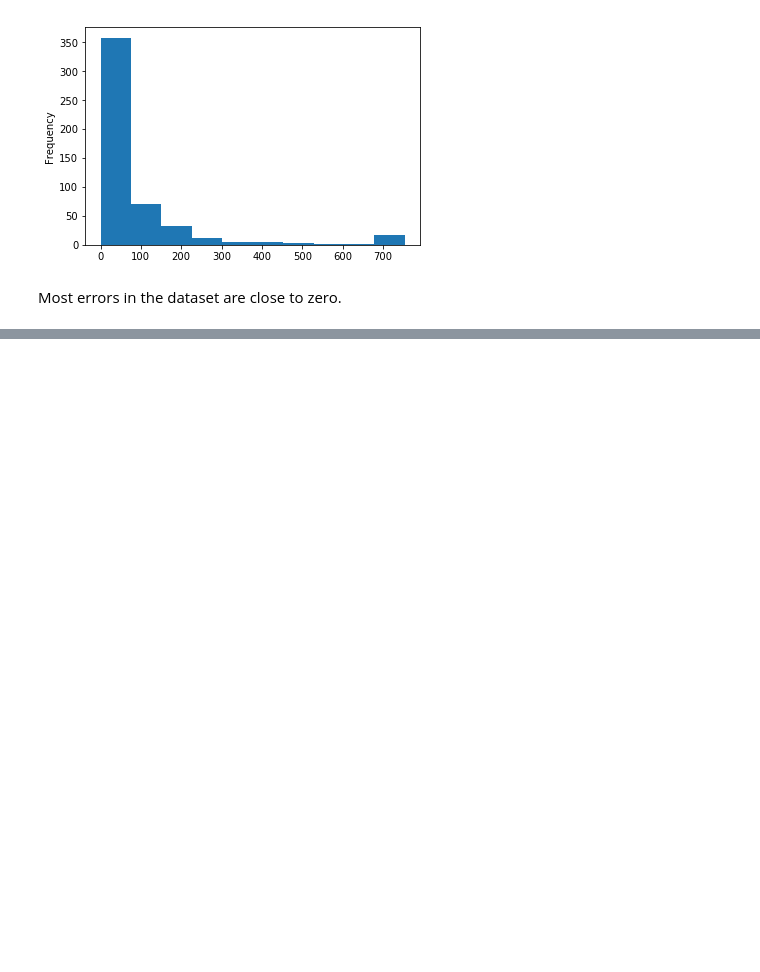
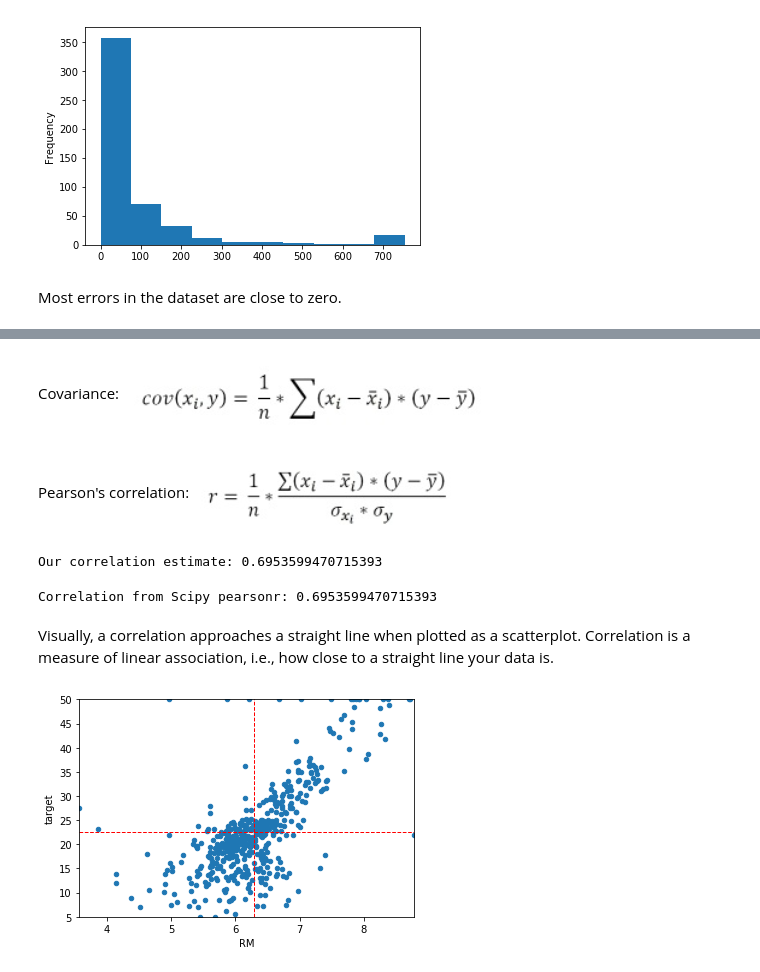
Before and after one commit to rvernagus/data-science-notebooks, a Jupyter notebook: LinearRegression/Linear Models.ipynb, the cells around one changed output, grey strips where cells are left out. Cells and saved outputs as stored; diff of their text form; code cells hidden in the pictures; blank space fills up the shorter version.

Commit message:
Add Correlation section to Linear Models

```diff
--- a/LinearRegression/Linear Models.ipynb
+++ b/LinearRegression/Linear Models.ipynb
@@ -115,0 +139,36 @@ Most errors in the dataset are close to zero.
+# %% [markdown]
+Covariance:
+![image.png](attachment:image.png)
+# %% [markdown]
+Pearson's correlation:
+![image.png](attachment:image.png)
+# %%
+def covariance(var1, var2, bias=0):
+    observations = float(len(var1))
+    return np.sum((var1 - np.mean(var1)) * (var2 - np.mean(var2))) / (observations - min(bias, 1))
+
+def standardize(var):
+    return (var - np.mean(var)) / np.std(var)
+
+def correlation(var1, var2, bias=0):
+    return covariance(standardize(var1), standardize(var2), bias)
+
+print('Our correlation estimate: {0}'.format(correlation(dataset['RM'], dataset['target'])))
+# %% [output]
+Our correlation estimate: 0.6953599470715393
+# %%
+from scipy.stats.stats import pearsonr
+
+print('Correlation from Scipy pearsonr: {0}'.format(pearsonr(dataset['RM'], dataset['target'])[0]))
+# %% [output]
+Correlation from Scipy pearsonr: 0.6953599470715393
+# %% [markdown]
+Visually, a correlation approaches a straight line when plotted as a scatterplot. Correlation is a measure of linear association, i.e., how close to a straight line your data is.
+# %%
+x_range = [dataset['RM'].min(), dataset['RM'].max()]
+y_range = [dataset['target'].min(), dataset['target'].max()]
+scatterplot = dataset.plot(kind='scatter', x='RM', y='target', xlim=x_range, ylim=y_range)
+mean_y = scatterplot.plot(x_range, [dataset['target'].mean(), dataset['target'].mean()], '--', color='red', linewidth=1)
+mean_x = scatterplot.plot([dataset['RM'].mean(), dataset['RM'].mean()], y_range, '--', color='red', linewidth=1)
+# %% [output]
+[figure, added]
```
Also changed, not shown: parts of 7 cells of this notebook.
